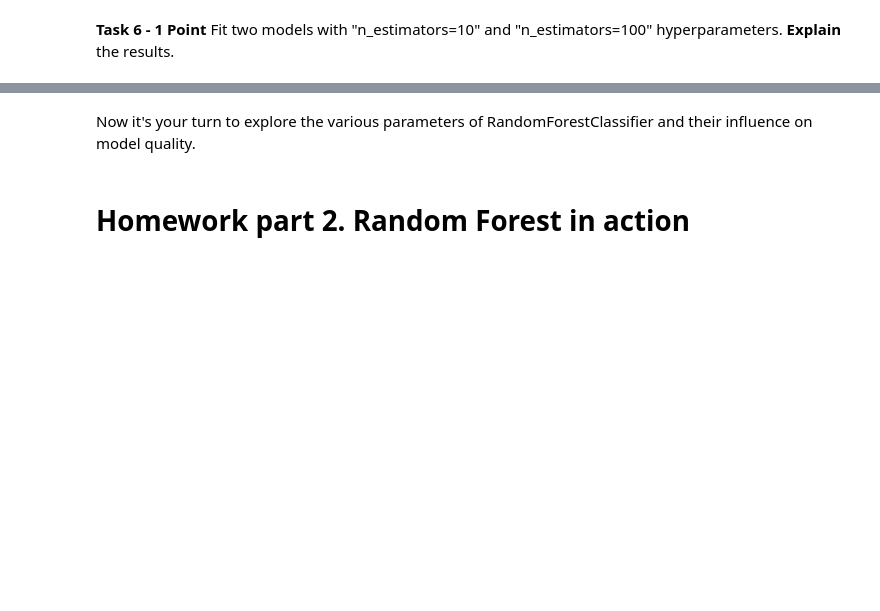
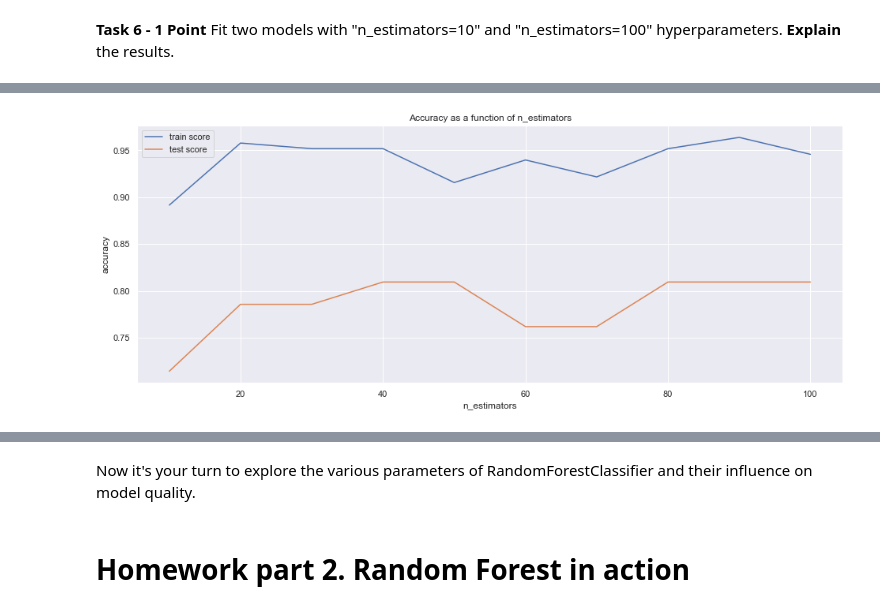
Before and after one commit to kesepkina/RS-ML-Cross-Check-2, a Jupyter notebook: 7_Trees_and_Ensembles.ipynb, the cells around one changed output, grey strips where cells are left out. Cells and saved outputs as stored; diff of their text form; code cells hidden in the pictures; blank space fills up the shorter version.

```diff
--- a/7_Trees_and_Ensembles.ipynb
+++ b/7_Trees_and_Ensembles.ipynb
@@ -601,0 +638,4 @@ tests.test_random_forest(RandomForestClassifier)
+# %%
+plot_metrics_on_estimators(max_depth=3)
+# %% [output]
+[figure, added]
```
Also changed, not shown: parts of 34 cells of this notebook.
